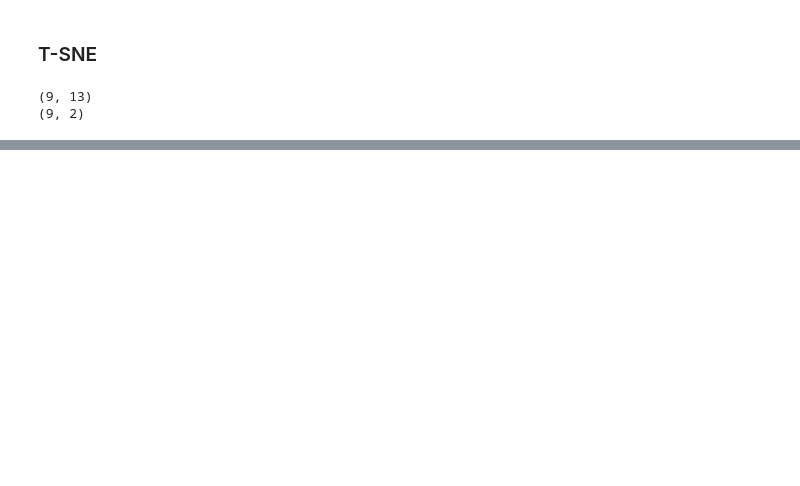
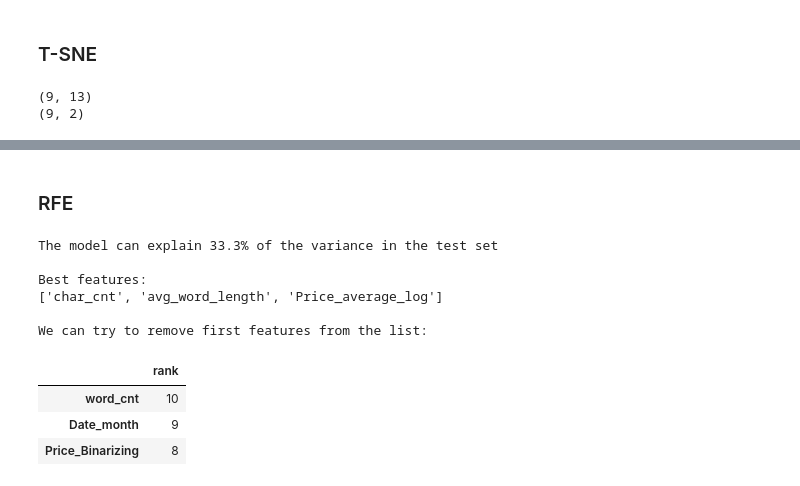
Before and after one commit to MarinaBorodkina/Preprocessing, a Jupyter notebook: Preprocessing.ipynb, the cells around one changed output, grey strips where cells are left out. Saved outputs shown, nothing was run; the diff lists cells and outputs as text; code cells hidden in the pictures; blank space fills up the shorter version.

```diff
--- a/Preprocessing.ipynb
+++ b/Preprocessing.ipynb
@@ -1072,0 +1090,53 @@ check_score(tsne_features, df['Label'])
+# %% [markdown]
+### RFE
+# %%
+X = df.select_dtypes(include=['int', 'float']).drop('Label', axis=1)
+y = pd.DataFrame(df['Label'])
+
+# Performs a 25-75% train test split
+X_train, X_test, y_train, y_test = train_test_split(
+    X, y, test_size=0.25, random_state=0)
+# %%
+# Automatic Recursive Feature Elimination with
+# LogisticRegression
+
+# Create the RFE with a LogisticRegression estimator and 3 features to select
+rfe_lr = RFE(estimator=LogisticRegression(), n_features_to_select=3, verbose=0)
+
+# Fits the eliminator to the data
+rfe_lr.fit(X_train, y_train)
+
+# Calculate the R squared on the test set
+r_squared = rfe_lr.score(X_test, y_test)
+print('The model can explain {0:.1%} of the variance in the test set'.format(r_squared))
+
+# Print the features and their ranking (high = dropped early on)
+# print(dict(zip(X.columns, rfe.ranking_)))
+
+# Calculates the test set accuracy
+acc = accuracy_score(y_test, rfe_lr.predict(X_test))
+# print("{0:.1%} accuracy on test set.".format(acc))
+
+# Assign the support array to gb_mask
+lr_mask = rfe_lr.support_
+
+# Print the features that are not eliminated
+print('\nBest features:')
+print(list(X.columns[lr_mask]))
+
+print('\nWe can try to remove first features from the list:')
+pd.DataFrame.from_dict(
+    dict(zip(X.columns, rfe_lr.ranking_)), orient='index',
+    columns=['rank']).sort_values(
+        by='rank', ascending=False).head(3)
+# %% [output]
+The model can explain 33.3% of the variance in the test set
+
+Best features:
+['char_cnt', 'avg_word_length', 'Price_average_log']
+
+We can try to remove first features from the list:
+|  | rank |
+| word_cnt | 10 |
+| Date_month | 9 |
+| Price_Binarizing | 8 |
```
Also changed, not shown: parts of 31 cells of this notebook.
